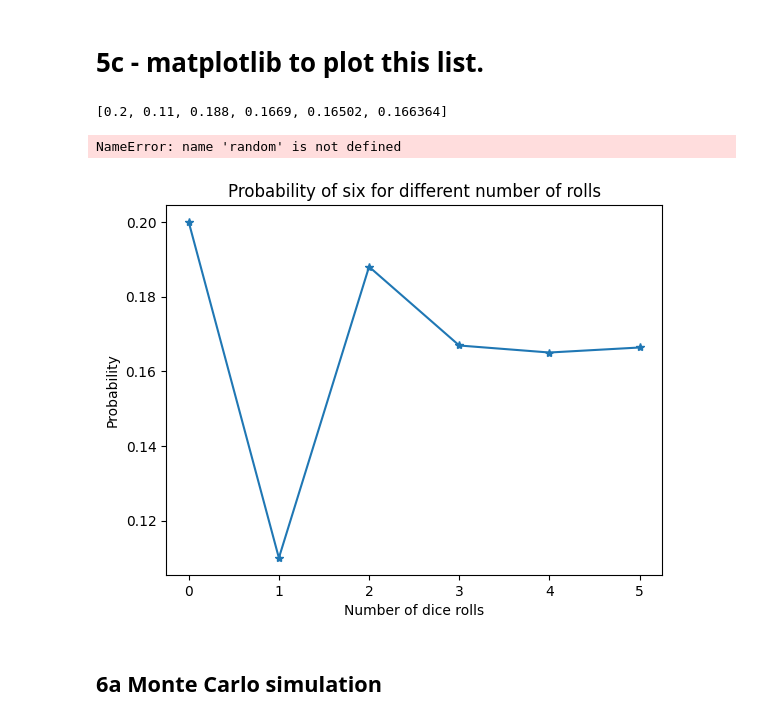
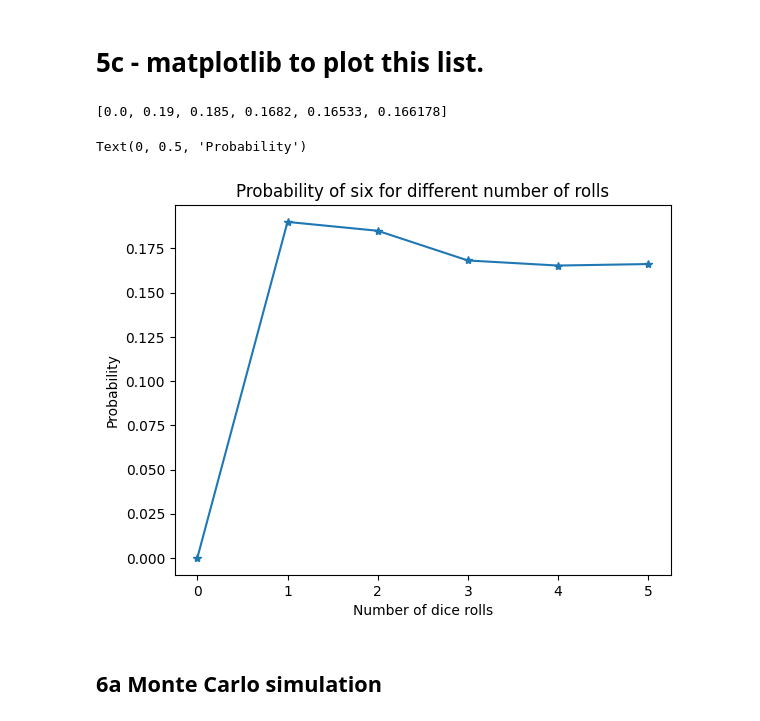
Before and after one commit to VineelaNedunuri/Python-vineela-nedunuri, a Jupyter notebook: Exercises/EX004.ipynb, the cells around one changed output. Saved outputs shown, nothing was run; the diff lists cells and outputs as text; code cells hidden in the pictures.

```diff
--- a/Exercises/EX004.ipynb
+++ b/Exercises/EX004.ipynb
@@ -148,31 +148,31 @@ The probability of outcome six  [0.1, 0.2, 0.179, 0.1684, 0.16662, 0.16606]
 # %%
 import random as rnd
 import matplotlib.pyplot as plt
 
 probability_of_six = []
 
 for i in range(1,7):
 
     dices = [rnd.randint(1,6) for i in range(10**i)]
     total_count = dices.count(6)
-    num_rolls.append(i)
+
     probability = total_count/(10**i)
     probability_of_six.append(probability)
 
 print(probability_of_six)
 
 
 plt.plot(probability_of_six, '-*')
 #plt.xticks([0,1,2,3,4,5], [10 100 1000 10000 100000 1000000])
 plt.title("Probability of six for different number of rolls")
 
 plt.xlabel("Number of dice rolls")
 plt.ylabel("Probability")
-random.seed(1)
+#random.seed(1)
 # %% [output]
-[0.2, 0.11, 0.188, 0.1669, 0.16502, 0.166364]
+[0.0, 0.19, 0.185, 0.1682, 0.16533, 0.166178]
-NameError: name 'random' is not defined
+Text(0, 0.5, 'Probability')
-[figure, old version]
+[figure, new version]
 # %% [markdown]
 ## 6a  Monte Carlo simulation
 # %%
```
Also changed, not shown: parts of 2 cells of this notebook, 4 other files.
